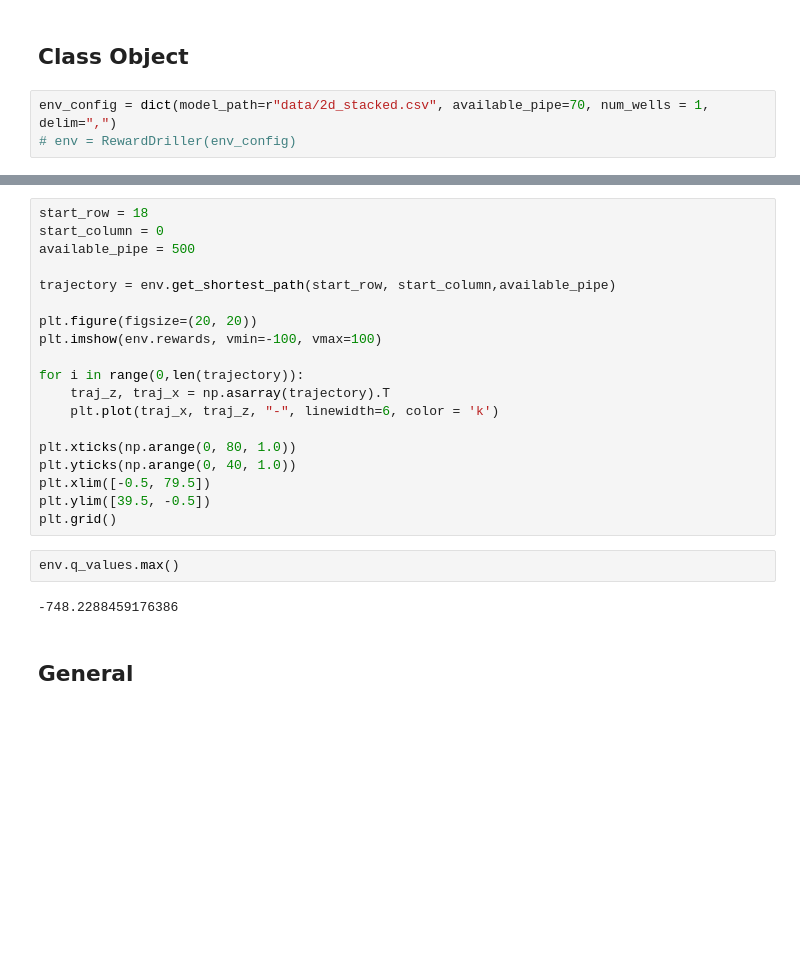
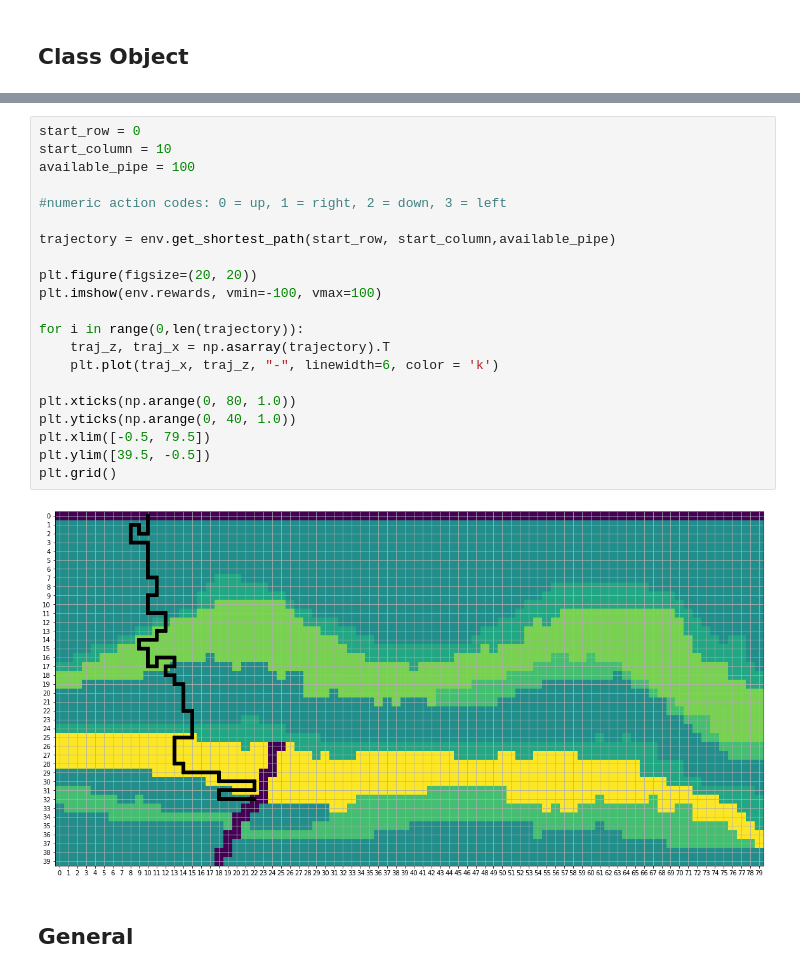
Before and after one commit to svpoludasu/wildcatter, a Jupyter notebook: examples/Trial 1 - Custom Environment.ipynb, the cells around one changed output, grey strips where cells are left out. Saved outputs shown, nothing was run; the diff lists cells and outputs as text; blank space fills up the shorter version.

```diff
--- a/examples/Trial 1 - Custom Environment.ipynb
+++ b/examples/Trial 1 - Custom Environment.ipynb
@@ -1170,8 +1170,5 @@ model
 # %% [markdown]
 ## Class Object
-# %%
-env_config = dict(model_path=r"data/2d_stacked.csv", available_pipe=70, num_wells = 1, delim=",")
-# env = RewardDriller(env_config)
 # %%
 class QDriller:  # type: ignore
     """Driller environment for horizontal wells with self.rewards based on Q learning"""
@@ -1348,26 +1438,26 @@ env.populate_q_table(800_000)
 # %%
-start_row = 18
-start_column = 0
-available_pipe = 500
+start_row = 0
+start_column = 10
+available_pipe = 100
+
+#numeric action codes: 0 = up, 1 = right, 2 = down, 3 = left
 
 trajectory = env.get_shortest_path(start_row, start_column,available_pipe)
 
 plt.figure(figsize=(20, 20))
 plt.imshow(env.rewards, vmin=-100, vmax=100)
 
 for i in range(0,len(trajectory)):
     traj_z, traj_x = np.asarray(trajectory).T
     plt.plot(traj_x, traj_z, "-", linewidth=6, color = 'k')
 
 plt.xticks(np.arange(0, 80, 1.0))
 plt.yticks(np.arange(0, 40, 1.0))
 plt.xlim([-0.5, 79.5])
 plt.ylim([39.5, -0.5])
 plt.grid()
+# %% [output]
+[figure, added]
-# %%
-env.q_values.max()
-# %% [output]
--748.2288459176386
 # %% [markdown]
 ## General
 # %%
```
Also changed, not shown: parts of 4 cells of this notebook.
